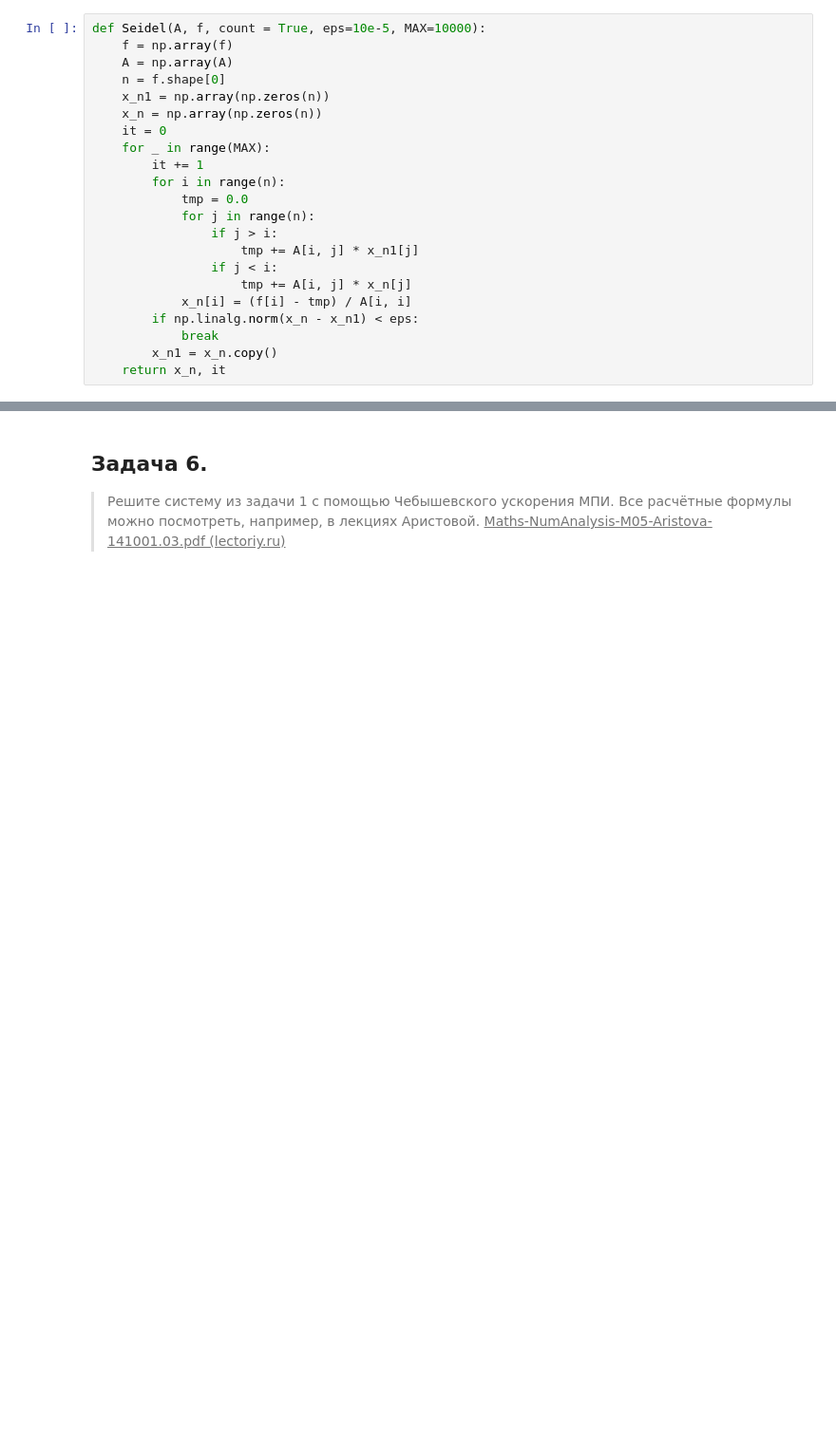
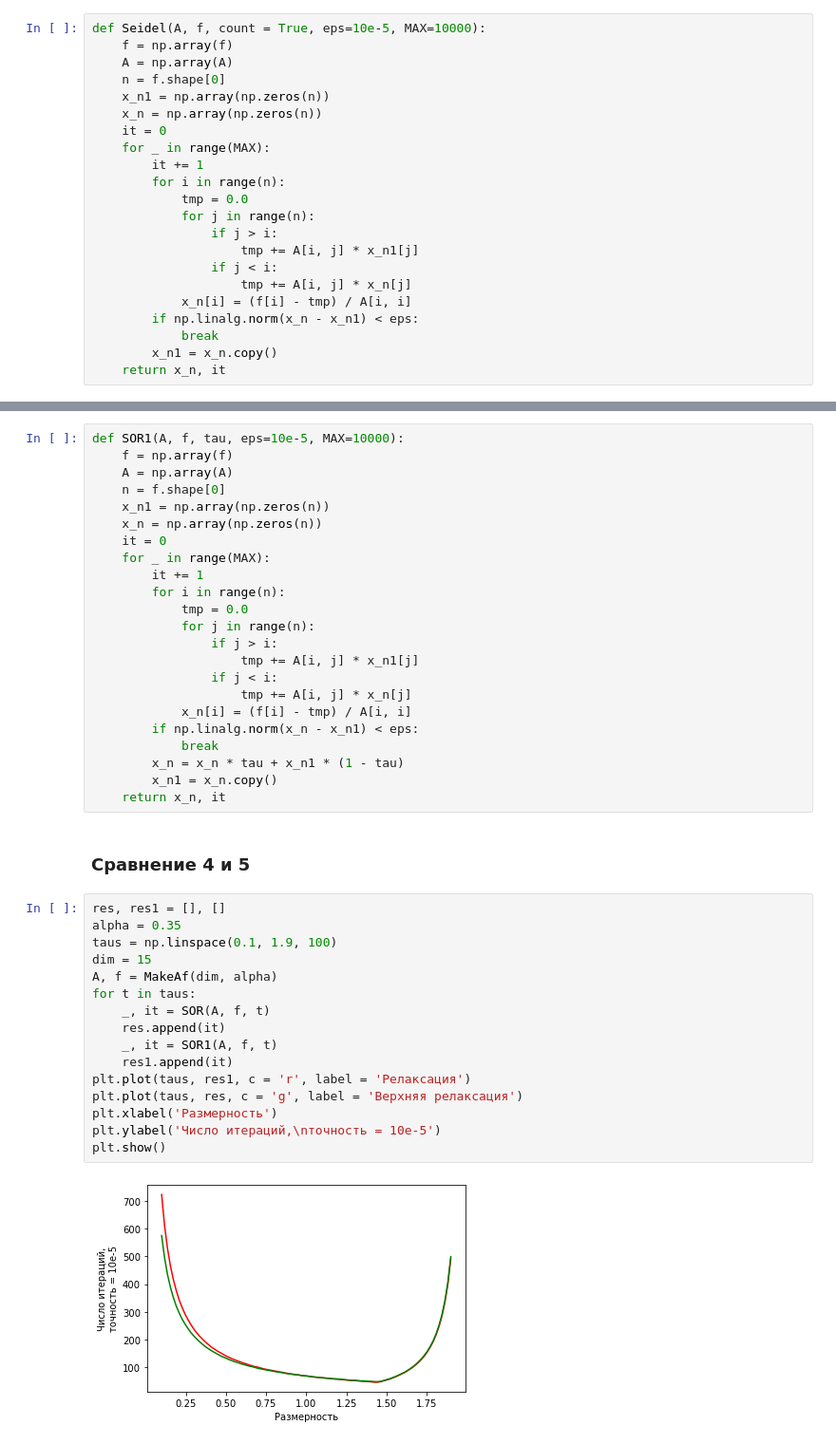
Before and after one commit to Alex2034/CompMath, a Jupyter notebook: B/B4_HW.ipynb, the cells around one changed output, grey strips where cells are left out. Shown at 95% size. Saved outputs shown, nothing was run; the diff lists cells and outputs as text; blank space fills up the shorter version.

```diff
--- a/B/B4_HW.ipynb
+++ b/B/B4_HW.ipynb
@@ -179,6 +209,43 @@ $$
-# %% [markdown]
-## Задача 6.
->
-> Решите систему из задачи 1 с помощью Чебышевского ускорения МПИ. Все
-> расчётные формулы можно посмотреть, например, в лекциях Аристовой.
-> <u>Maths-NumAnalysis-M05-Aristova-141001.03.pdf (lectoriy.ru)</u>
+# %%
+def SOR1(A, f, tau, eps=10e-5, MAX=10000):
+    f = np.array(f)
+    A = np.array(A)
+    n = f.shape[0]
+    x_n1 = np.array(np.zeros(n))
+    x_n = np.array(np.zeros(n))
+    it = 0
+    for _ in range(MAX):
+        it += 1
+        for i in range(n):
+            tmp = 0.0
+            for j in range(n):
+                if j > i:
+                    tmp += A[i, j] * x_n1[j]
+                if j < i:
+                    tmp += A[i, j] * x_n[j]
+            x_n[i] = (f[i] - tmp) / A[i, i]
+        if np.linalg.norm(x_n - x_n1) < eps:
+            break
+        x_n = x_n * tau + x_n1 * (1 - tau)
+        x_n1 = x_n.copy()
+    return x_n, it
+# %% [markdown]
+### Сравнение 4 и 5
+# %%
+res, res1 = [], []
+alpha = 0.35
+taus = np.linspace(0.1, 1.9, 100)
+dim = 15
+A, f = MakeAf(dim, alpha)
+for t in taus:
+    _, it = SOR(A, f, t)
+    res.append(it)
+    _, it = SOR1(A, f, t)
+    res1.append(it)
+plt.plot(taus, res1, c = 'r', label = 'Релаксация')
+plt.plot(taus, res, c = 'g', label = 'Верхняя релаксация')
+plt.xlabel('Размерность')
+plt.ylabel('Число итераций,\nточность = 10e-5')
+plt.show()
+# %% [output]
+[figure, added]
```
Also changed, not shown: parts of 10 cells of this notebook.
